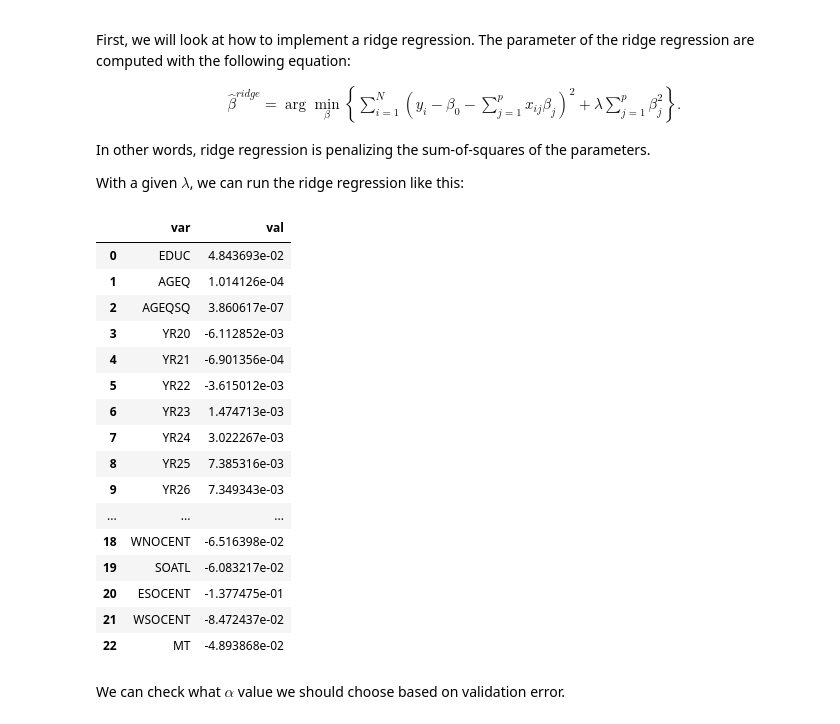
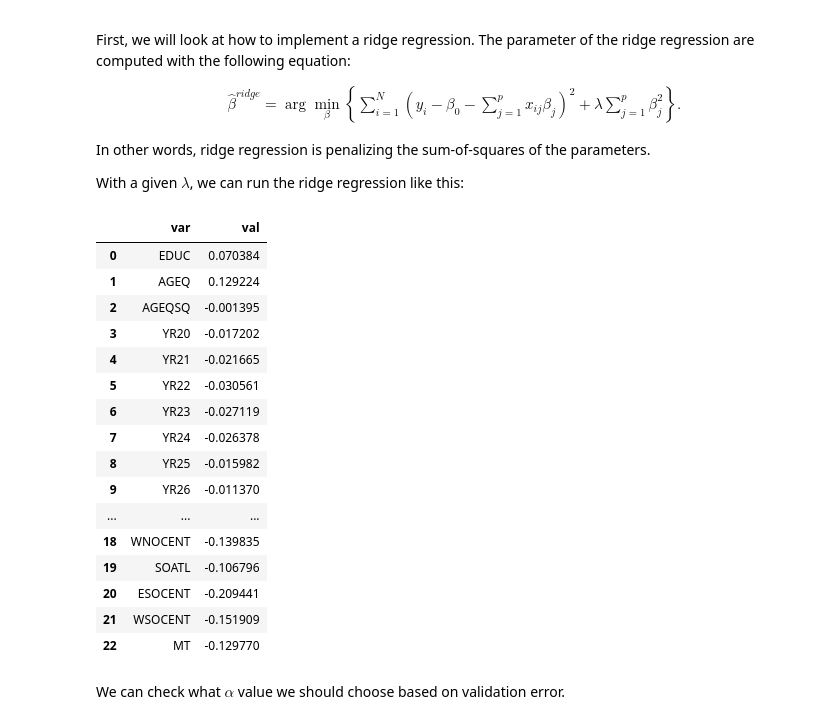
Before and after one commit to Econ1680-MLTAEcon-Handlan/Review-Sessions, a Jupyter notebook: 2022-02-17/shrinkage_examples.ipynb, the cells around one changed output. Cells and saved outputs as stored; diff of their text form; code cells hidden in the pictures.

```diff
--- a/2022-02-17/shrinkage_examples.ipynb
+++ b/2022-02-17/shrinkage_examples.ipynb
@@ -63,27 +63,27 @@ In other words, ridge regression is penalizing the sum-of-squares of the paramet
 
 With a given $\lambda$, we can run the ridge regression like this:
 # %%
-ridgeReg = Ridge(alpha=0.5, normalize=True)
+ridgeReg = Ridge(alpha=0, normalize=True)
 ridgeReg.fit(X_train, y_train)
 pd.DataFrame({'var':X.columns, 'val':ridgeReg.coef_})
 # %% [output]
 |  | var | val |
-| 0 | EDUC | 4.843693e-02 |
-| 1 | AGEQ | 1.014126e-04 |
-| 2 | AGEQSQ | 3.860617e-07 |
-| 3 | YR20 | -6.112852e-03 |
-| 4 | YR21 | -6.901356e-04 |
-| 5 | YR22 | -3.615012e-03 |
-| 6 | YR23 | 1.474713e-03 |
-| 7 | YR24 | 3.022267e-03 |
-| 8 | YR25 | 7.385316e-03 |
-| 9 | YR26 | 7.349343e-03 |
+| 0 | EDUC | 0.070384 |
+| 1 | AGEQ | 0.129224 |
+| 2 | AGEQSQ | -0.001395 |
+| 3 | YR20 | -0.017202 |
+| 4 | YR21 | -0.021665 |
+| 5 | YR22 | -0.030561 |
+| 6 | YR23 | -0.027119 |
+| 7 | YR24 | -0.026378 |
+| 8 | YR25 | -0.015982 |
+| 9 | YR26 | -0.011370 |
 | ... | ... | ... |
-| 18 | WNOCENT | -6.516398e-02 |
-| 19 | SOATL | -6.083217e-02 |
-| 20 | ESOCENT | -1.377475e-01 |
-| 21 | WSOCENT | -8.472437e-02 |
-| 22 | MT | -4.893868e-02 |
+| 18 | WNOCENT | -0.139835 |
+| 19 | SOATL | -0.106796 |
+| 20 | ESOCENT | -0.209441 |
+| 21 | WSOCENT | -0.151909 |
+| 22 | MT | -0.129770 |
 # %% [markdown]
 We can check what $\alpha$ value we should choose based on validation error.
 # %%
```
Also changed, not shown: parts of 3 cells of this notebook, 1 other file.
